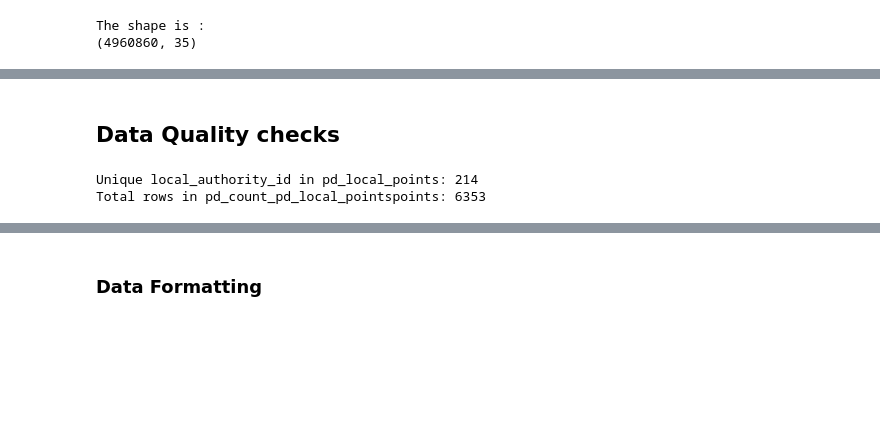
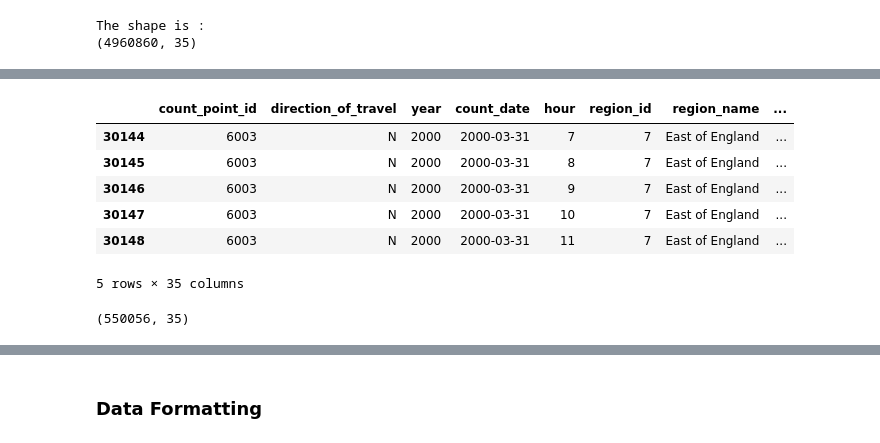
Before and after one commit to Emillia-rosette/traffic-volume-analysis, a Jupyter notebook: notebooks/01-data-loading-cleaning.ipynb, the cells around one changed output, grey strips where cells are left out. Drawn from its saved outputs; the diff is of its cells as text; code cells hidden in the pictures; blank space fills up the shorter version.

```diff
--- a/notebooks/01-data-loading-cleaning.ipynb
+++ b/notebooks/01-data-loading-cleaning.ipynb
@@ -114,8 +37,16 @@ None
-# %% [markdown]
-## Data Quality checks
-# %%
-print("\nUnique local_authority_id in pd_local_points:", pd_local_points['local_authority_id'].nunique())
-print("Total rows in pd_count_pd_local_pointspoints:", len(pd_local_points))
-# %% [output]
-Unique local_authority_id in pd_local_points: 214
-Total rows in pd_count_pd_local_pointspoints: 6353
+# %%
+pd_raw_count_east = pd_raw_count[pd_raw_count['region_name'] == 'East of England'].copy()
+# %%
+pd_raw_count_east.head()
+# %% [output]
+|  | count_point_id | direction_of_travel | year | count_date | hour | region_id | region_name | ... |
+| 30144 | 6003 | N | 2000 | 2000-03-31 | 7 | 7 | East of England | ... |
+| 30145 | 6003 | N | 2000 | 2000-03-31 | 8 | 7 | East of England | ... |
+| 30146 | 6003 | N | 2000 | 2000-03-31 | 9 | 7 | East of England | ... |
+| 30147 | 6003 | N | 2000 | 2000-03-31 | 10 | 7 | East of England | ... |
+| 30148 | 6003 | N | 2000 | 2000-03-31 | 11 | 7 | East of England | ... |
+5 rows × 35 columns
+# %%
+pd_raw_count_east.shape
+# %% [output]
+(550056, 35)
```
Also changed, not shown: parts of 61 cells of this notebook, 2 other files.
